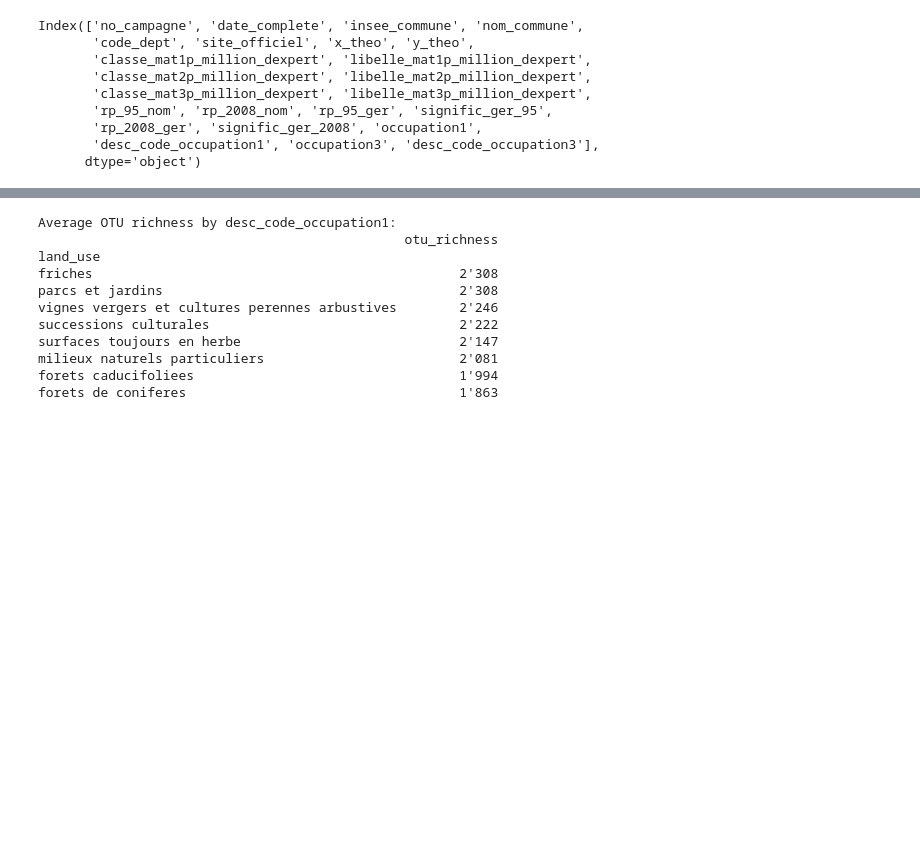
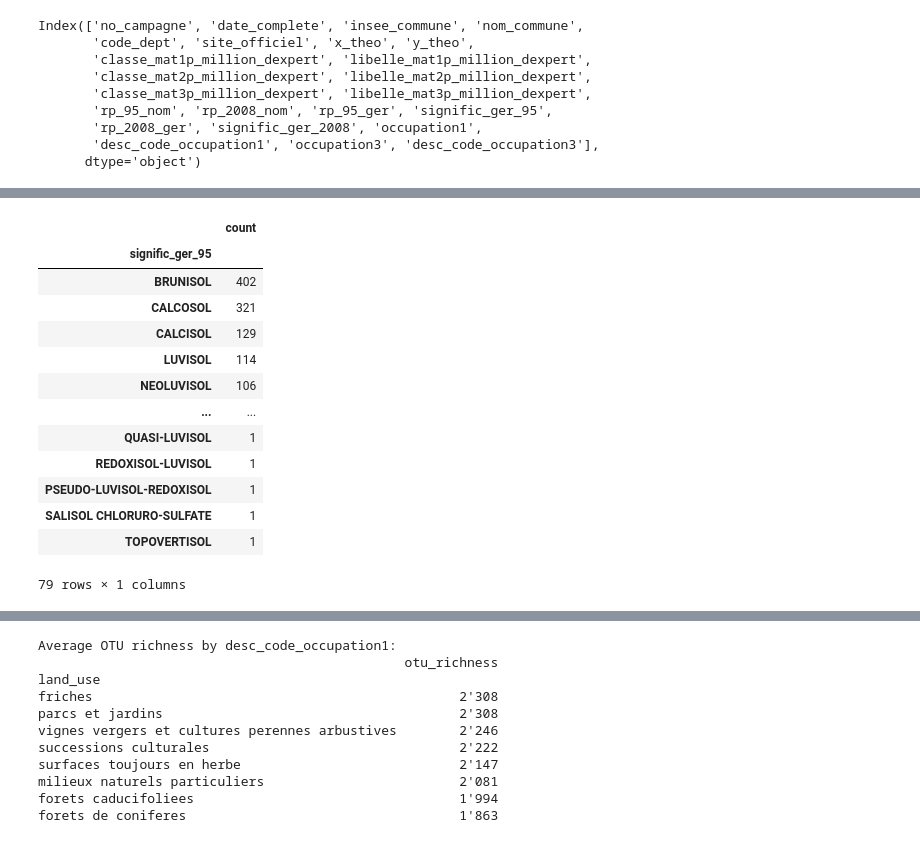
Before and after one commit to Phurga/rmqs_exploration, a Jupyter notebook: code/tests.ipynb, the cells around one changed output, grey strips where cells are left out. Saved outputs shown, nothing was run; the diff lists cells and outputs as text; code cells hidden in the pictures; blank space fills up the shorter version.

```diff
--- a/code/tests.ipynb
+++ b/code/tests.ipynb
@@ -28,0 +49,18 @@ Index(['no_campagne', 'date_complete', 'insee_commune', 'nom_commune',
+# %%
+pivot_type = metadata_df.groupby(['signific_ger_95']).size().rename('count').sort_values(ascending=False).to_frame()
+pivot_type
+# %% [output]
+|  | count |
+| signific_ger_95 |  |
+| BRUNISOL | 402 |
+| CALCOSOL | 321 |
+| CALCISOL | 129 |
+| LUVISOL | 114 |
+| NEOLUVISOL | 106 |
+| ... | ... |
+| QUASI-LUVISOL | 1 |
+| REDOXISOL-LUVISOL | 1 |
+| PSEUDO-LUVISOL-REDOXISOL | 1 |
+| SALISOL CHLORURO-SULFATE | 1 |
+| TOPOVERTISOL | 1 |
+79 rows × 1 columns
```
Also changed, not shown: parts of 6 cells of this notebook, 6 other files.
